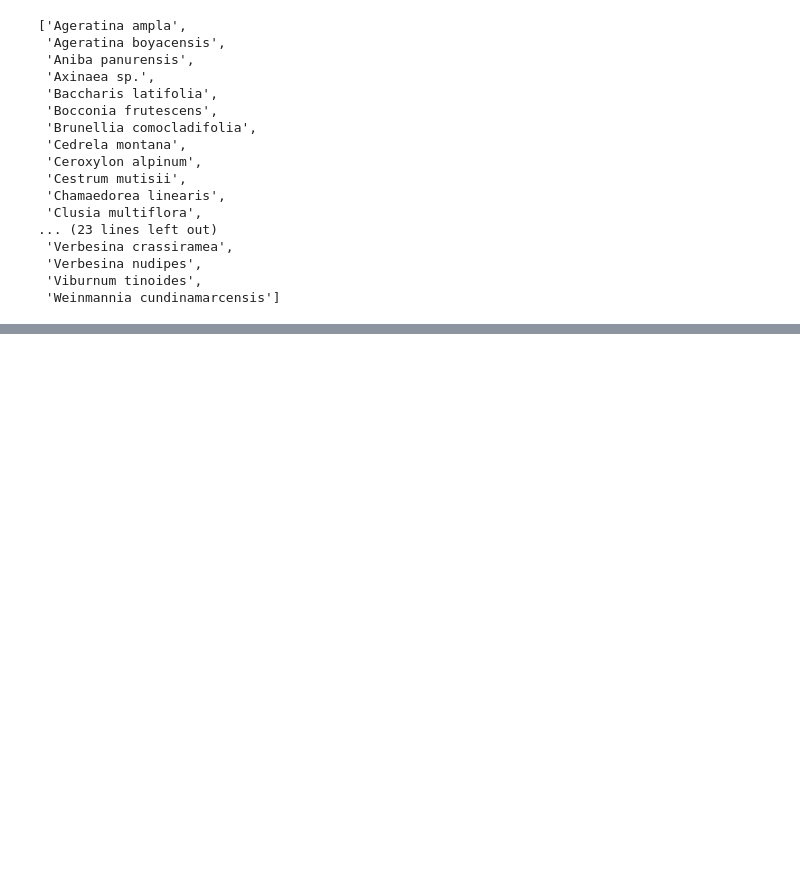
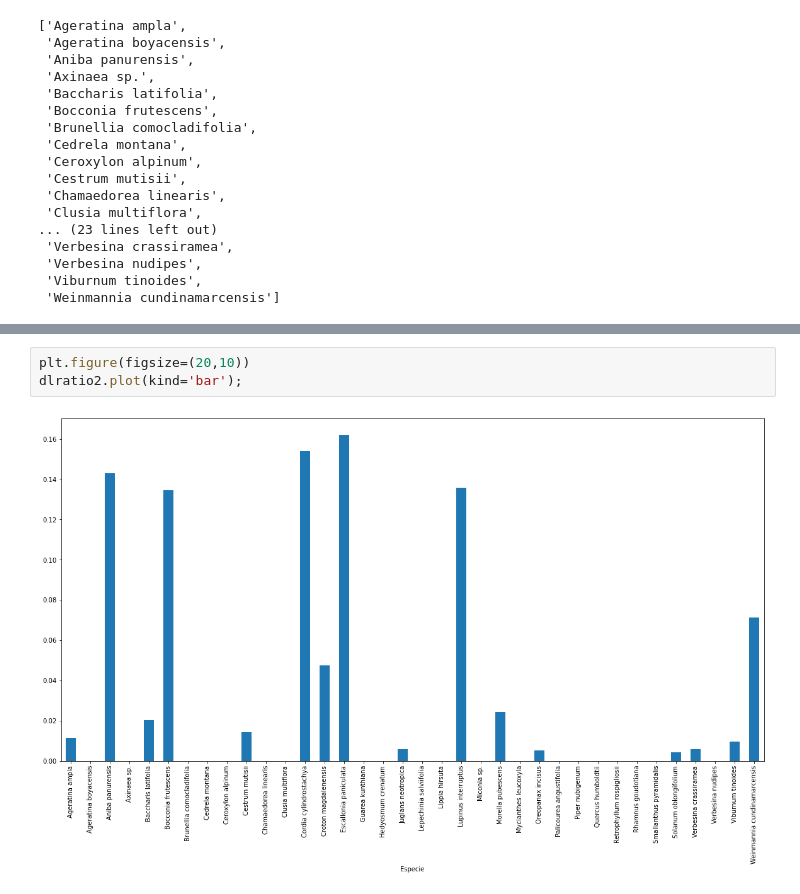
Before and after one commit to Slid61/Plant-Restoration-Data, a Jupyter notebook: Data Wrangling 1.ipynb, the cells around one changed output, grey strips where cells are left out. Saved outputs shown, nothing was run; the diff lists cells and outputs as text; blank space fills up the shorter version.

```diff
--- a/Data Wrangling 1.ipynb
+++ b/Data Wrangling 1.ipynb
@@ -231,0 +225,5 @@ t3=living[living['Even_mon']=='T3']
+# %%
+plt.figure(figsize=(20,10))
+dlratio2.plot(kind='bar');
+# %% [output]
+[figure, added]
```
Also changed, not shown: parts of 34 cells of this notebook, 3 other files.
